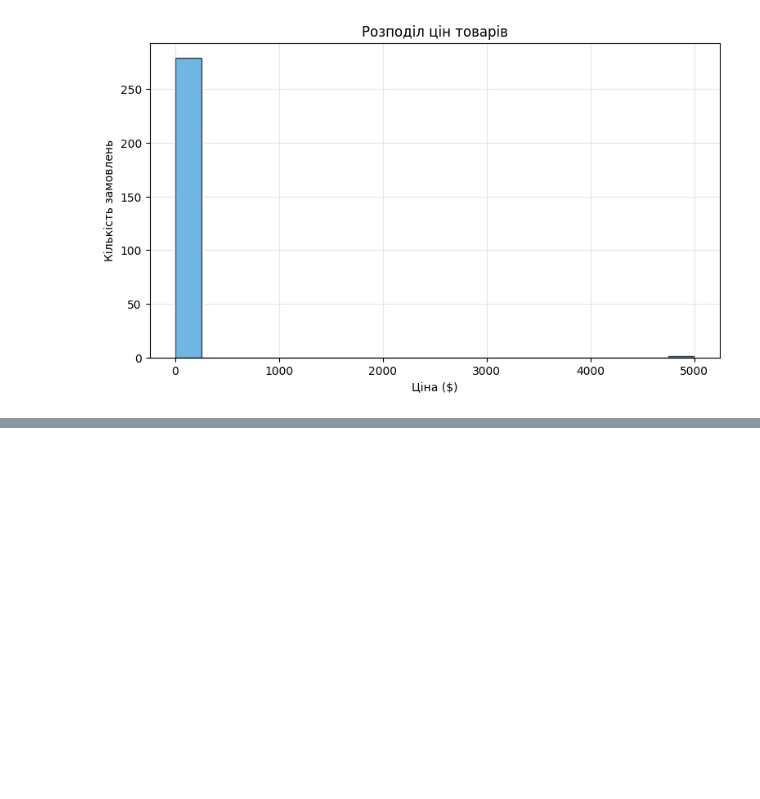
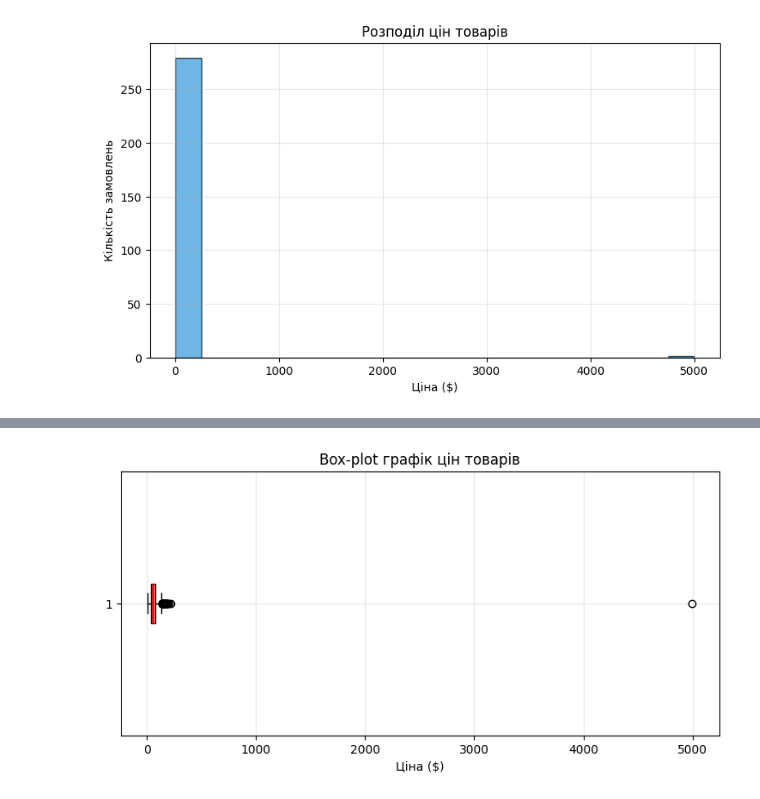
Before and after one commit to DearDarlin/sales, a Jupyter notebook: sales_analysis.ipynb, the cells around one changed output, grey strips where cells are left out. Saved outputs shown, nothing was run; the diff lists cells and outputs as text; code cells hidden in the pictures; blank space fills up the shorter version.

```diff
--- a/sales_analysis.ipynb
+++ b/sales_analysis.ipynb
@@ -239,0 +267,15 @@ plt.show()
+# %%
+plt.figure(figsize=(9, 4))
+plt.boxplot(
+    df['Price'],
+    vert=False,
+    patch_artist=True,
+    boxprops=dict(facecolor='pink', color='black'),
+    medianprops=dict(color='red', linewidth=2),
+)
+plt.title('Box-plot графік цін товарів')
+plt.xlabel('Ціна ($)')
+plt.grid(alpha=0.3)
+plt.show()
+# %% [output]
+[figure, added]
```
Also changed, not shown: parts of 5 cells of this notebook.
